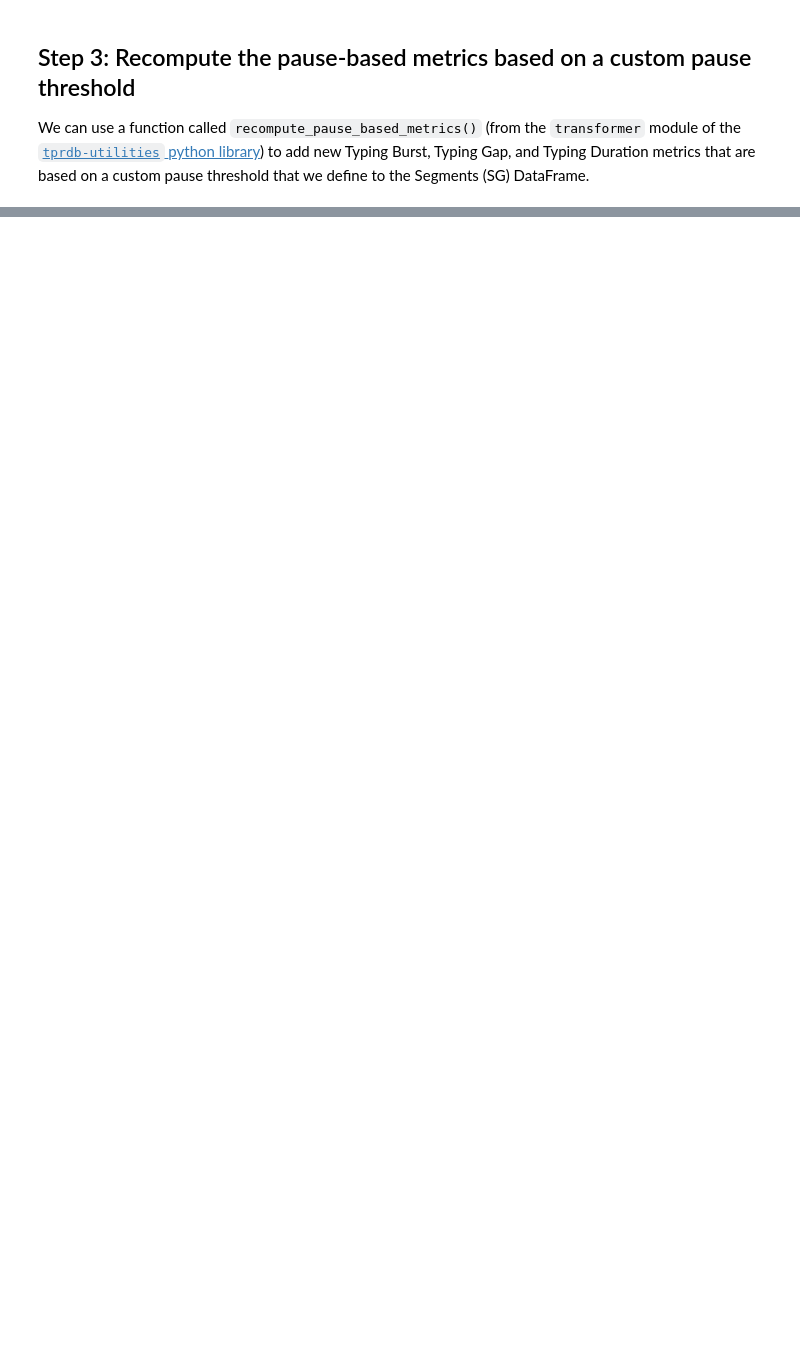
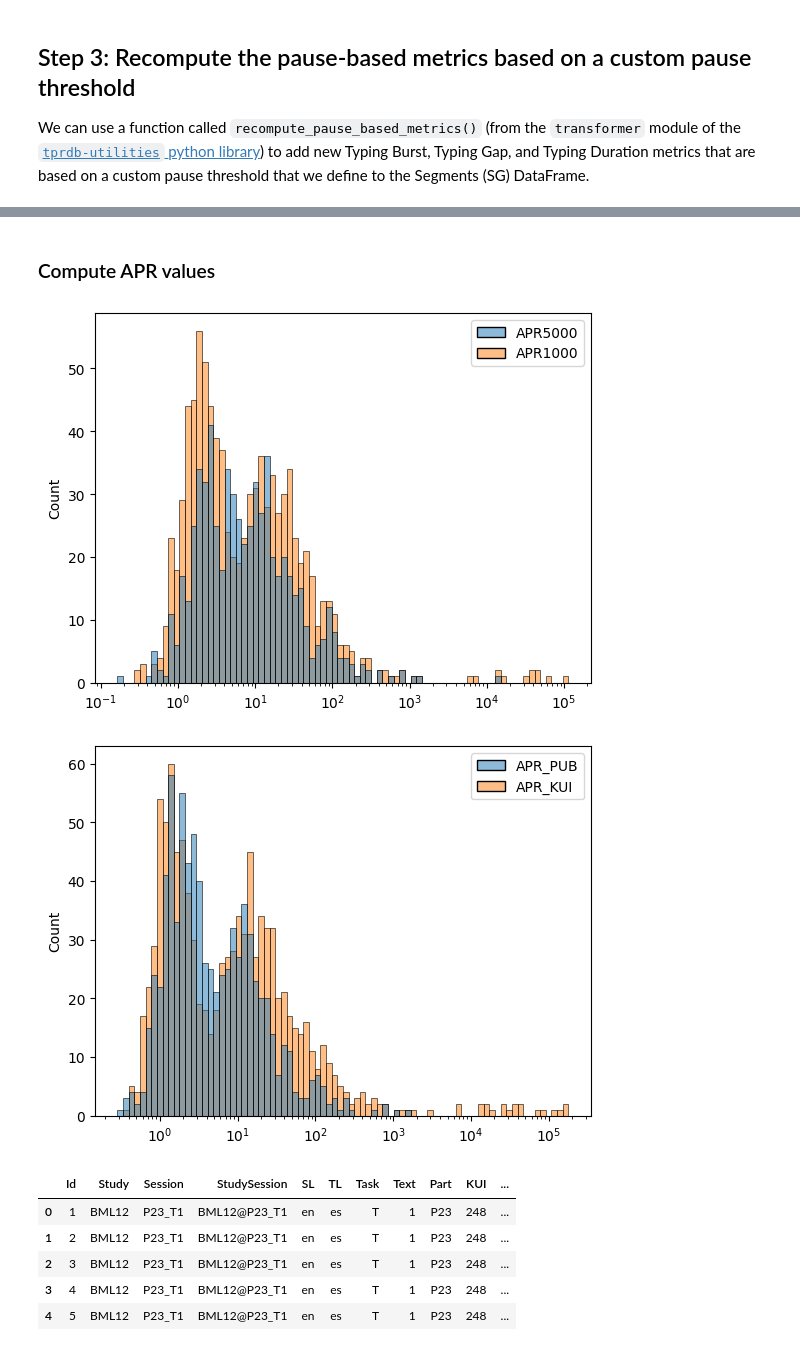
Before and after one commit to longwayeah/CRITT-Academy, a Jupyter notebook: modules/05_Advanced_Analysis/01_Pause_based_Metrics.ipynb, the cells around one changed output, grey strips where cells are left out. Saved outputs shown, nothing was run; the diff lists cells and outputs as text; code cells hidden in the pictures; blank space fills up the shorter version.

```diff
--- a/modules/05_Advanced_Analysis/01_Pause_based_Metrics.ipynb
+++ b/modules/05_Advanced_Analysis/01_Pause_based_Metrics.ipynb
@@ -257,0 +334,37 @@ with pd.option_context("display.max_columns", None):
+# %% [markdown]
+### Compute APR values
+# %%
+# APR: average time per pause / average time per word
+#  average time per word: TypingDuration / number of words: SG["TDx"] / SG["TokT"]
+#  average time per pause: TypingGap / Typing bursts + 1 : SG2["TGx"] / SG["TBx"] +1
+#  -- there is one more typing pause than typing bursts
+
+SG["APR5000"] = (SG["TG5000"] * SG["TokT"]) / (1+ SG["TB5000"] * SG["TD5000"] )
+SG["APR1000"] = (SG["TG1000"] * SG["TokT"]) / (1+ SG["TB1000"] * SG["TD1000"])
+SG["APR_PUB"] = (SG["TG_PUB"] * SG["TokT"]) / (1+ SG["TB_PUB"] * SG["TD_PUB"])
+SG["APR_KUI"] = (SG["TG_KUI"] * SG["TokT"]) / (1+ SG["TB_KUI"] * SG["TD_KUI"])
+
+# alternative assumptions:
+# --- take into account the PreGap, the first pause in the segment
+
+# SG["APR5000_PG"] = (SG["PreGap"] + SG["TG5000"] * SG["TokT"]) / (1+ SG["TB5000"] * SG["TD5000"] )
+# SG["APR1000_PG"] = (SG["PreGap"] + SG["TG1000"] * SG["TokT"]) / (1+ SG["TB1000"] * SG["TD1000"])
+# %%
+# plot the APR values in a histplot
+
+sns.histplot(data = SG[['APR5000', 'APR1000']], bins=80, log_scale=True)
+plt.show()
+sns.histplot(data = SG[['APR_PUB', 'APR_KUI']], bins=80, log_scale=True)
+plt.show()
+
+with pd.option_context("display.max_columns", None):
+    display(SG.head())
+# %% [output]
+[figure, added]
+[figure, added]
+|  | Id | Study | Session | StudySession | SL | TL | Task | Text | Part | KUI | ... |
+| 0 | 1 | BML12 | P23_T1 | BML12@P23_T1 | en | es | T | 1 | P23 | 248 | ... |
+| 1 | 2 | BML12 | P23_T1 | BML12@P23_T1 | en | es | T | 1 | P23 | 248 | ... |
+| 2 | 3 | BML12 | P23_T1 | BML12@P23_T1 | en | es | T | 1 | P23 | 248 | ... |
+| 3 | 4 | BML12 | P23_T1 | BML12@P23_T1 | en | es | T | 1 | P23 | 248 | ... |
+| 4 | 5 | BML12 | P23_T1 | BML12@P23_T1 | en | es | T | 1 | P23 | 248 | ... |
```
Also changed, not shown: parts of 18 cells of this notebook, 1 other file.
